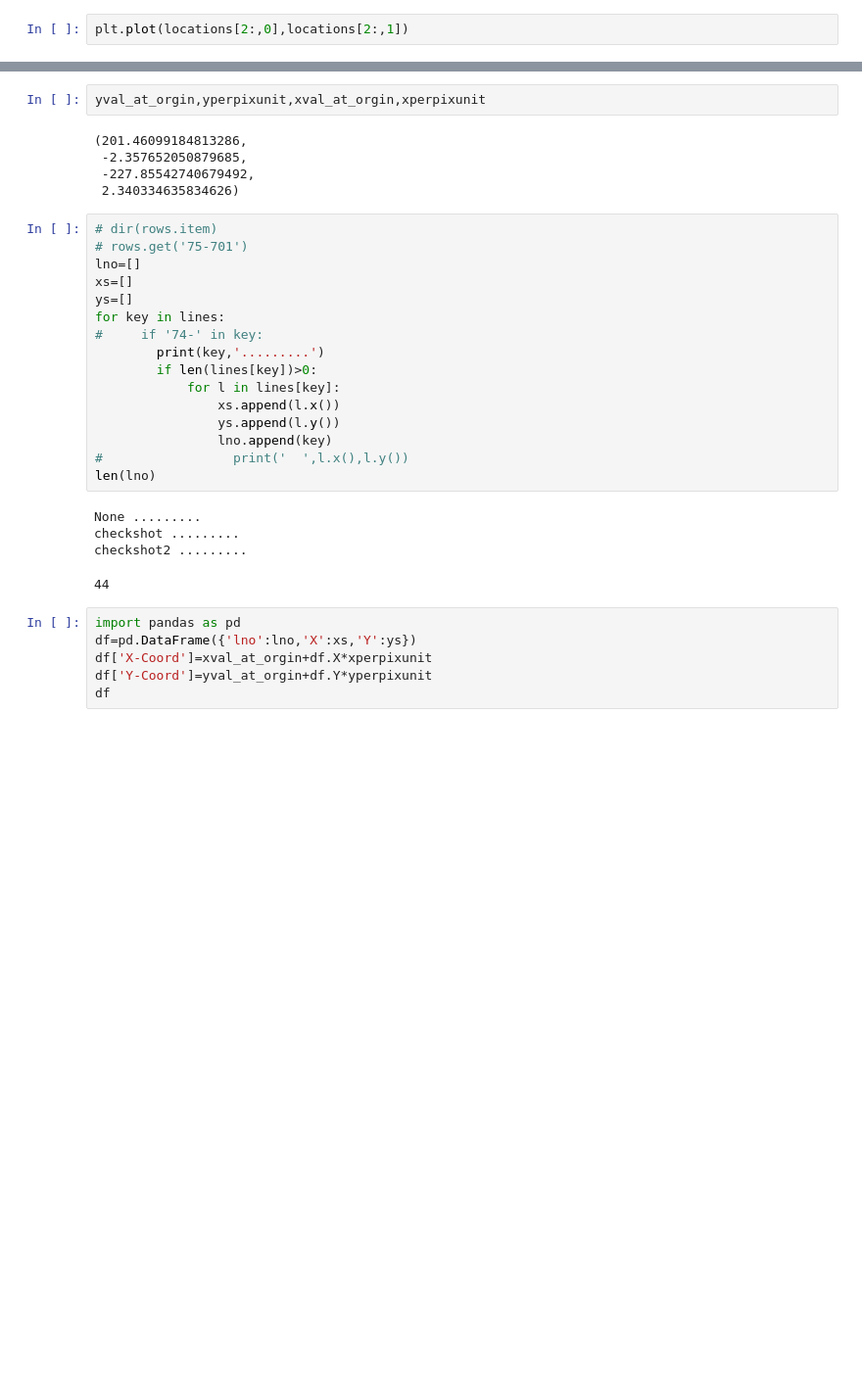
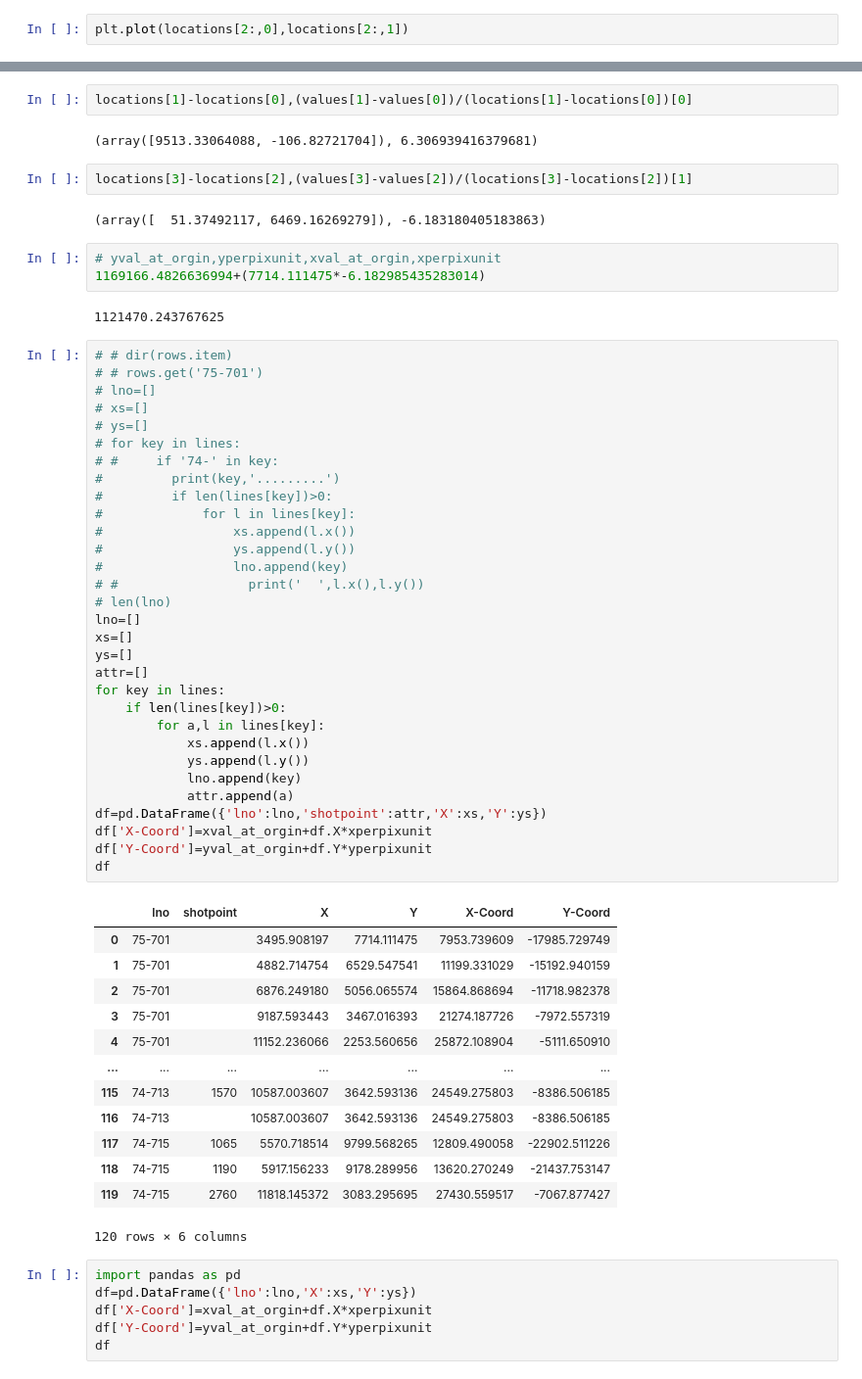
Before and after one commit to narunbabu/seis_im_processing, a Jupyter notebook: MapDigitize/1. Lines on map pixel to coordinate conversion.ipynb, the cells around one changed output, grey strips where cells are left out. Shown at 98% size. Saved outputs shown, nothing was run; the diff lists cells and outputs as text; blank space fills up the shorter version.

```diff
--- a/MapDigitize/1. Lines on map pixel to coordinate conversion.ipynb
+++ b/MapDigitize/1. Lines on map pixel to coordinate conversion.ipynb
@@ -233,31 +237,61 @@ df
+# %%
+locations[1]-locations[0],(values[1]-values[0])/(locations[1]-locations[0])[0]
+# %% [output]
+(array([9513.33064088, -106.82721704]), 6.306939416379681)
+# %%
+locations[3]-locations[2],(values[3]-values[2])/(locations[3]-locations[2])[1]
+# %% [output]
+(array([  51.37492117, 6469.16269279]), -6.183180405183863)
 # %%
-yval_at_orgin,yperpixunit,xval_at_orgin,xperpixunit
+# yval_at_orgin,yperpixunit,xval_at_orgin,xperpixunit
+1169166.4826636994+(7714.111475*-6.182985435283014)
 # %% [output]
-(201.46099184813286,
- -2.357652050879685,
- -227.85542740679492,
- 2.340334635834626)
+1121470.243767625
 # %%
-# dir(rows.item)
-# rows.get('75-701')
+# # dir(rows.item)
+# # rows.get('75-701')
+# lno=[]
+# xs=[]
+# ys=[]
+# for key in lines:
+# #     if '74-' in key:
+#         print(key,'.........')
+#         if len(lines[key])>0:
+#             for l in lines[key]:
+#                 xs.append(l.x())
+#                 ys.append(l.y())
+#                 lno.append(key)
+# #                 print('  ',l.x(),l.y())
+# len(lno)
 lno=[]
 xs=[]
 ys=[]
+attr=[]
 for key in lines:
-#     if '74-' in key:
-        print(key,'.........')
-        if len(lines[key])>0:
-            for l in lines[key]:
-                xs.append(l.x())
-                ys.append(l.y())
-                lno.append(key)
-#                 print('  ',l.x(),l.y())
-len(lno)
+    if len(lines[key])>0:
+        for a,l in lines[key]:
+            xs.append(l.x())
+            ys.append(l.y())
+            lno.append(key)
+            attr.append(a)
+df=pd.DataFrame({'lno':lno,'shotpoint':attr,'X':xs,'Y':ys})
+df['X-Coord']=xval_at_orgin+df.X*xperpixunit
+df['Y-Coord']=yval_at_orgin+df.Y*yperpixunit
+df
 # %% [output]
+|  | lno | shotpoint | X | Y | X-Coord | Y-Coord |
+| 0 | 75-701 |  | 3495.908197 | 7714.111475 | 7953.739609 | -17985.729749 |
+| 1 | 75-701 |  | 4882.714754 | 6529.547541 | 11199.331029 | -15192.940159 |
+| 2 | 75-701 |  | 6876.249180 | 5056.065574 | 15864.868694 | -11718.982378 |
+| 3 | 75-701 |  | 9187.593443 | 3467.016393 | 21274.187726 | -7972.557319 |
+| 4 | 75-701 |  | 11152.236066 | 2253.560656 | 25872.108904 | -5111.650910 |
+| ... | ... | ... | ... | ... | ... | ... |
+| 115 | 74-713 | 1570 | 10587.003607 | 3642.593136 | 24549.275803 | -8386.506185 |
+| 116 | 74-713 |  | 10587.003607 | 3642.593136 | 24549.275803 | -8386.506185 |
+| 117 | 74-715 | 1065 | 5570.718514 | 9799.568265 | 12809.490058 | -22902.511226 |
+| 118 | 74-715 | 1190 | 5917.156233 | 9178.289956 | 13620.270249 | -21437.753147 |
+| 119 | 74-715 | 2760 | 11818.145372 | 3083.295695 | 27430.559517 | -7067.877427 |
-None .........
-checkshot .........
-checkshot2 .........
+120 rows × 6 columns
-44
 # %%
 import pandas as pd
 df=pd.DataFrame({'lno':lno,'X':xs,'Y':ys})
```
Also changed, not shown: parts of 9 cells of this notebook, 13 other files.
